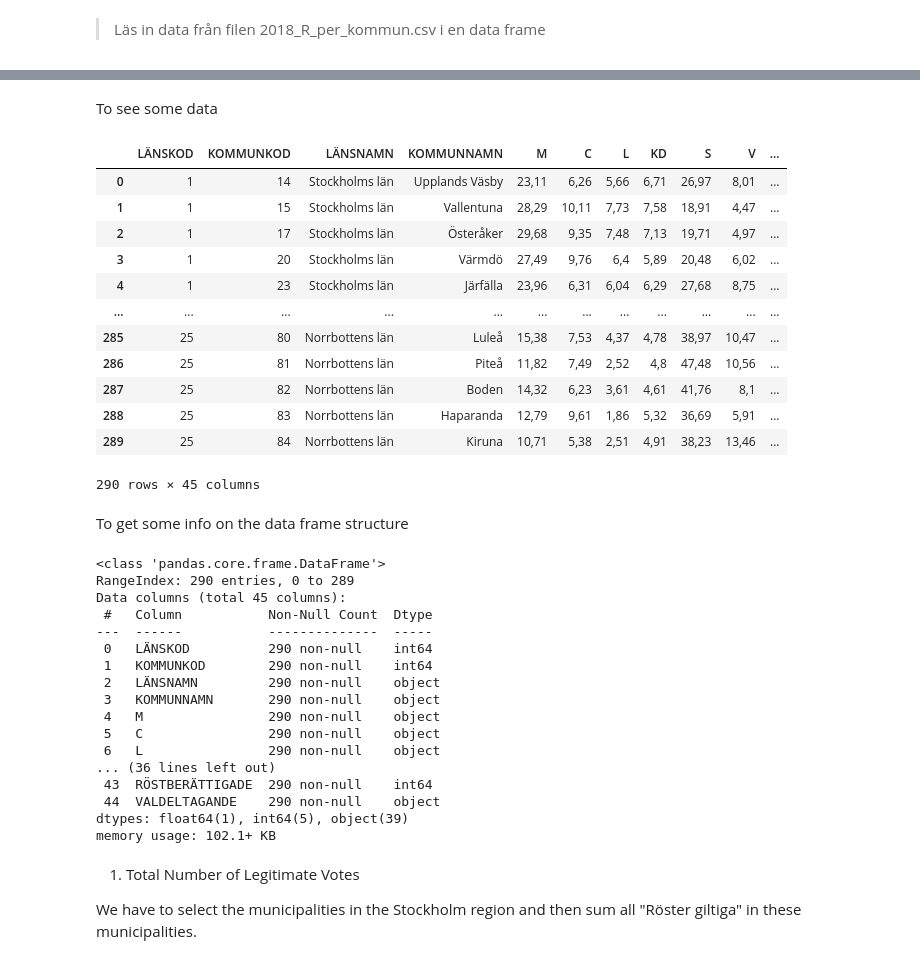
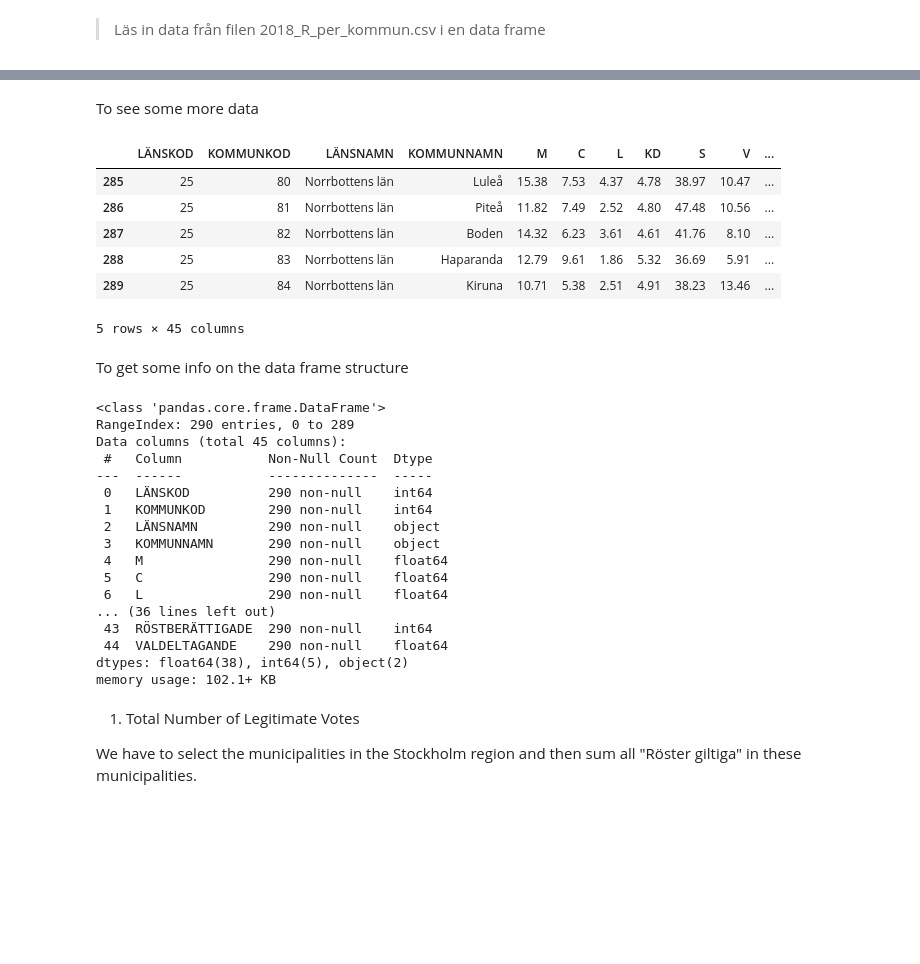
Before and after one commit to totatorbj/su-mt4007, a Jupyter notebook: HW2/HW2_investigation.ipynb, the cells around one changed output, grey strips where cells are left out. Drawn from its saved outputs; the diff is of its cells as text; code cells hidden in the pictures; blank space fills up the shorter version.

```diff
--- a/HW2/HW2_investigation.ipynb
+++ b/HW2/HW2_investigation.ipynb
@@ -410,23 +404,17 @@ To read data from file, it is to be noted that the delimiter is semi colon, (;),
 # %%
-R_per_kommun_df = pd.read_csv('2018_R_per_kommun.csv', sep=';')
+R_per_kommun_df = pd.read_csv('2018_R_per_kommun.csv', sep=';', decimal=',')
-# %% [markdown]
-To see some data
+# %% [markdown]
+To see some more data
 # %%
-R_per_kommun_df
+R_per_kommun_df.tail()
 # %% [output]
 |  | LÄNSKOD | KOMMUNKOD | LÄNSNAMN | KOMMUNNAMN | M | C | L | KD | S | V | ... |
-| 0 | 1 | 14 | Stockholms län | Upplands Väsby | 23,11 | 6,26 | 5,66 | 6,71 | 26,97 | 8,01 | ... |
-| 1 | 1 | 15 | Stockholms län | Vallentuna | 28,29 | 10,11 | 7,73 | 7,58 | 18,91 | 4,47 | ... |
-| 2 | 1 | 17 | Stockholms län | Österåker | 29,68 | 9,35 | 7,48 | 7,13 | 19,71 | 4,97 | ... |
-| 3 | 1 | 20 | Stockholms län | Värmdö | 27,49 | 9,76 | 6,4 | 5,89 | 20,48 | 6,02 | ... |
-| 4 | 1 | 23 | Stockholms län | Järfälla | 23,96 | 6,31 | 6,04 | 6,29 | 27,68 | 8,75 | ... |
-| ... | ... | ... | ... | ... | ... | ... | ... | ... | ... | ... | ... |
-| 285 | 25 | 80 | Norrbottens län | Luleå | 15,38 | 7,53 | 4,37 | 4,78 | 38,97 | 10,47 | ... |
-| 286 | 25 | 81 | Norrbottens län | Piteå | 11,82 | 7,49 | 2,52 | 4,8 | 47,48 | 10,56 | ... |
-| 287 | 25 | 82 | Norrbottens län | Boden | 14,32 | 6,23 | 3,61 | 4,61 | 41,76 | 8,1 | ... |
-| 288 | 25 | 83 | Norrbottens län | Haparanda | 12,79 | 9,61 | 1,86 | 5,32 | 36,69 | 5,91 | ... |
-| 289 | 25 | 84 | Norrbottens län | Kiruna | 10,71 | 5,38 | 2,51 | 4,91 | 38,23 | 13,46 | ... |
+| 285 | 25 | 80 | Norrbottens län | Luleå | 15.38 | 7.53 | 4.37 | 4.78 | 38.97 | 10.47 | ... |
+| 286 | 25 | 81 | Norrbottens län | Piteå | 11.82 | 7.49 | 2.52 | 4.80 | 47.48 | 10.56 | ... |
+| 287 | 25 | 82 | Norrbottens län | Boden | 14.32 | 6.23 | 3.61 | 4.61 | 41.76 | 8.10 | ... |
+| 288 | 25 | 83 | Norrbottens län | Haparanda | 12.79 | 9.61 | 1.86 | 5.32 | 36.69 | 5.91 | ... |
+| 289 | 25 | 84 | Norrbottens län | Kiruna | 10.71 | 5.38 | 2.51 | 4.91 | 38.23 | 13.46 | ... |
-290 rows × 45 columns
+5 rows × 45 columns
 # %% [markdown]
 To get some info on the data frame structure
 # %%
@@ -441,13 +429,13 @@ Data columns (total 45 columns):
  1   KOMMUNKOD        290 non-null    int64
  2   LÄNSNAMN         290 non-null    object
  3   KOMMUNNAMN       290 non-null    object
- 4   M                290 non-null    object
- 5   C                290 non-null    object
- 6   L                290 non-null    object
+ 4   M                290 non-null    float64
+ 5   C                290 non-null    float64
+ 6   L                290 non-null    float64
 ... (36 lines left out)
  43  RÖSTBERÄTTIGADE  290 non-null    int64
- 44  VALDELTAGANDE    290 non-null    object
-dtypes: float64(1), int64(5), object(39)
+ 44  VALDELTAGANDE    290 non-null    float64
+dtypes: float64(38), int64(5), object(2)
 memory usage: 102.1+ KB
 # %% [markdown]
 1. Total Number of Legitimate Votes<br>
```
Also changed, not shown: parts of 30 cells of this notebook, 4 other files.
